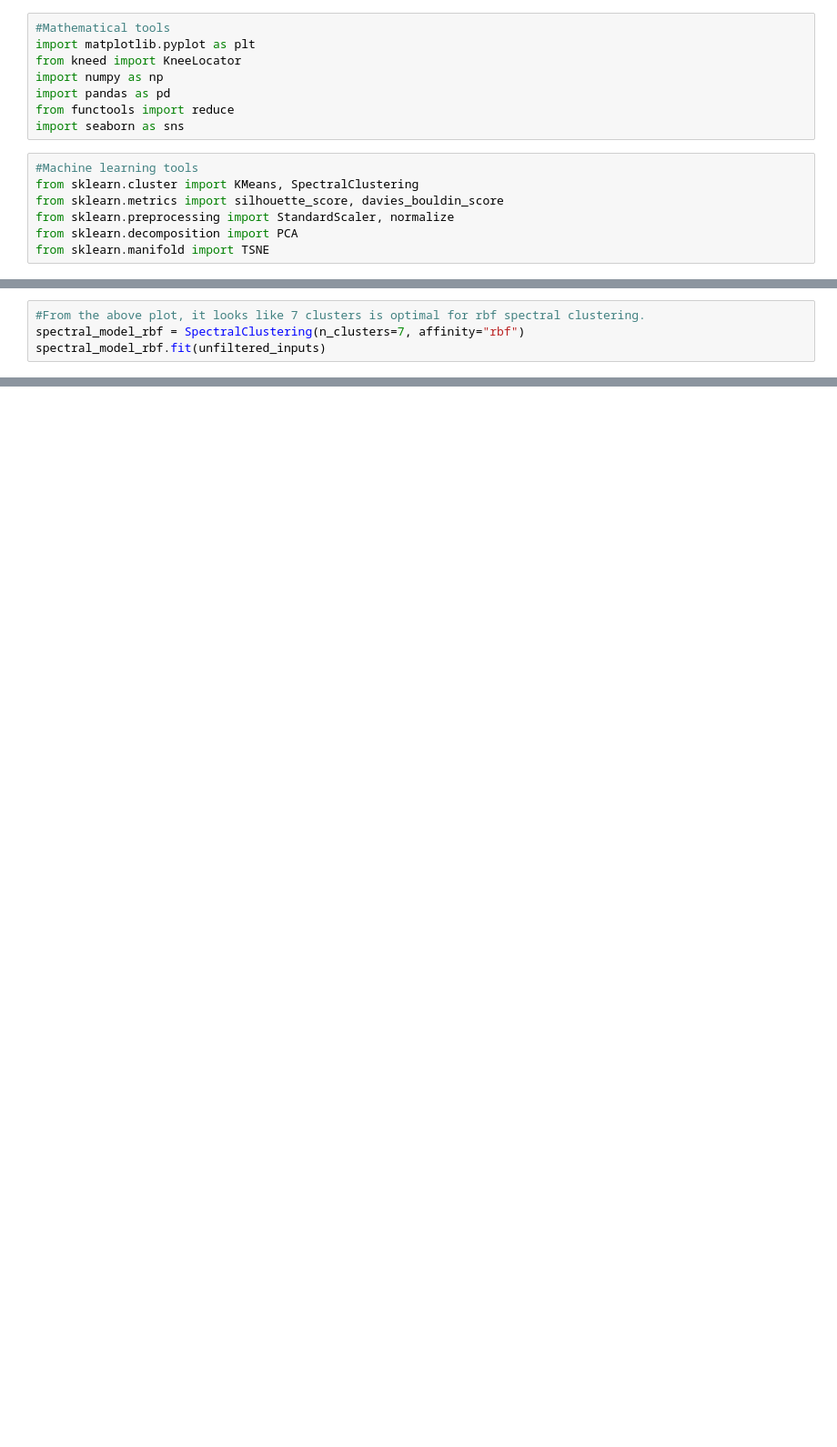
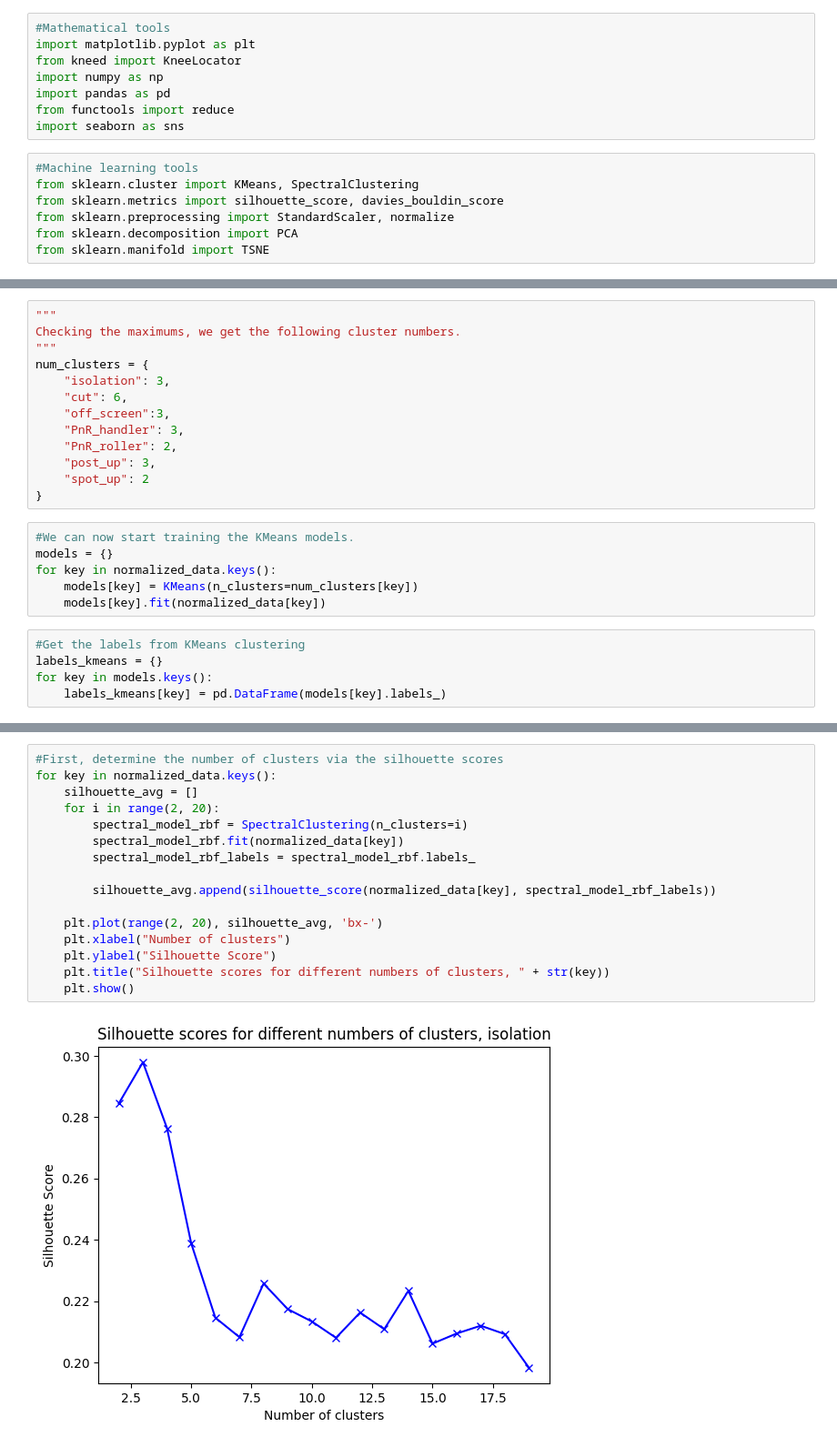
Before and after one commit to nehal-chigurupati/OffensivePlayerClustering, a Jupyter notebook: ClassifyingOffensivePlayers.ipynb, the cells around one changed output, grey strips where cells are left out. Shown at 91% size. Drawn from its saved outputs; the diff is of its cells as text; blank space fills up the shorter version.

```diff
--- a/ClassifyingOffensivePlayers.ipynb
+++ b/ClassifyingOffensivePlayers.ipynb
@@ -167,4 +28,0 @@ plt.show()
-# %%
-#From the above plot, it looks like 7 clusters is optimal for rbf spectral clustering.
-spectral_model_rbf = SpectralClustering(n_clusters=7, affinity="rbf")
-spectral_model_rbf.fit(unfiltered_inputs)
@@ -290,0 +84,24 @@ sns.stripplot(x=output['Constant'], y=output["PPP_isolation"], hue=output['label
+# %%
+"""
+Checking the maximums, we get the following cluster numbers.
+"""
+num_clusters = {
+    "isolation": 3,
+    "cut": 6,
+    "off_screen":3,
+    "PnR_handler": 3,
+    "PnR_roller": 2,
+    "post_up": 3,
+    "spot_up": 2
+}
+# %%
+#We can now start training the KMeans models.
+models = {}
+for key in normalized_data.keys():
+    models[key] = KMeans(n_clusters=num_clusters[key])
+    models[key].fit(normalized_data[key])
+# %%
+#Get the labels from KMeans clustering
+labels_kmeans = {}
+for key in models.keys():
+    labels_kmeans[key] = pd.DataFrame(models[key].labels_)
@@ -290,0 +115,18 @@ sns.stripplot(x=output['Constant'], y=output["PPP_isolation"], hue=output['label
+# %%
+#First, determine the number of clusters via the silhouette scores
+for key in normalized_data.keys():
+    silhouette_avg = []
+    for i in range(2, 20):
+        spectral_model_rbf = SpectralClustering(n_clusters=i)
+        spectral_model_rbf.fit(normalized_data[key])
+        spectral_model_rbf_labels = spectral_model_rbf.labels_
+
+        silhouette_avg.append(silhouette_score(normalized_data[key], spectral_model_rbf_labels))
+
+    plt.plot(range(2, 20), silhouette_avg, 'bx-')
+    plt.xlabel("Number of clusters")
+    plt.ylabel("Silhouette Score")
+    plt.title("Silhouette scores for different numbers of clusters, " + str(key))
+    plt.show()
+# %% [output]
+[figure, added]
```
Also changed, not shown: parts of 44 cells of this notebook, 1 other file.
